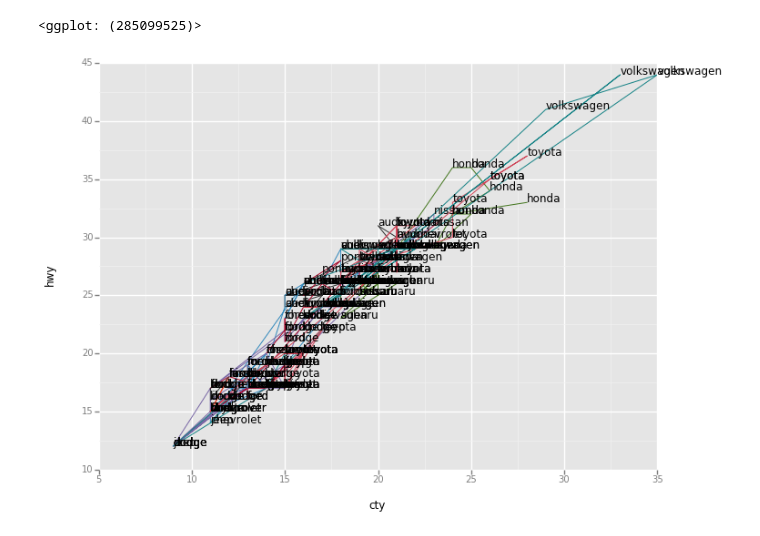
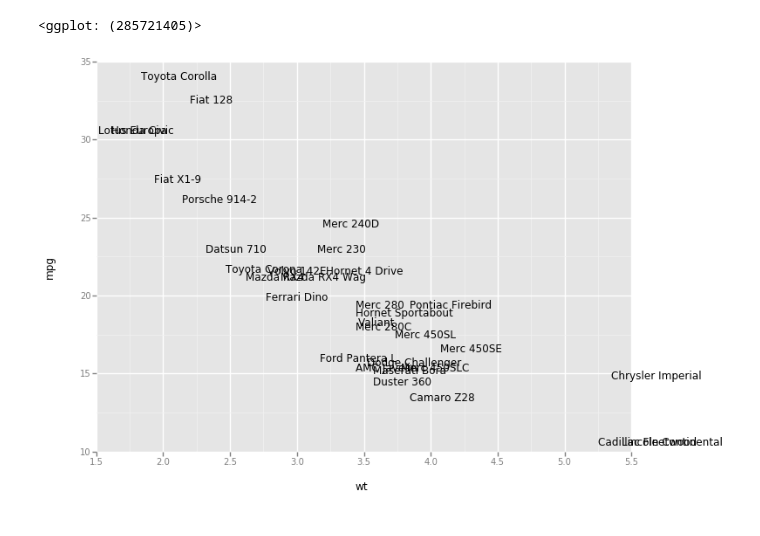
Before and after one commit to yhat/ggpy, a Jupyter notebook: docs/examples/Plotting Text.ipynb, the cells around one changed output. Saved outputs shown, nothing was run; the diff lists cells and outputs as text; code cells hidden in the pictures.

```diff
--- a/docs/examples/Plotting Text.ipynb
+++ b/docs/examples/Plotting Text.ipynb
@@ -2,7 +2,7 @@
 %matplotlib inline
 from ggplot import *
 # %%
-ggplot(mpg, aes(x='cty', y='hwy', label='manufacturer')) + geom_text()
+ggplot(mtcars, aes(x='wt', y='mpg', label='name')) + geom_text()
 # %% [output]
-<ggplot: (285099525)>
+<ggplot: (285721405)>
-[figure, old version]
+[figure, new version]
```
Also changed, not shown: 6 other files.
